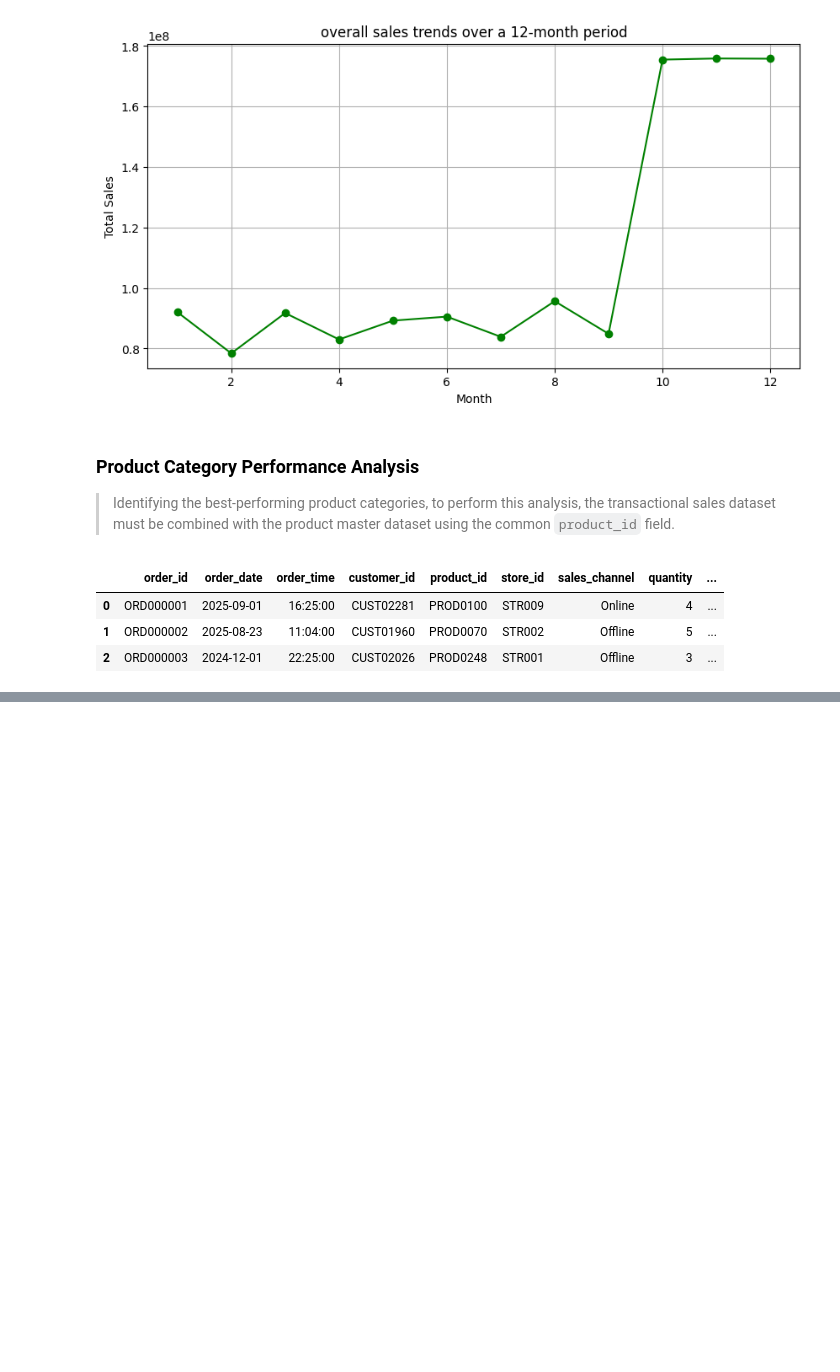
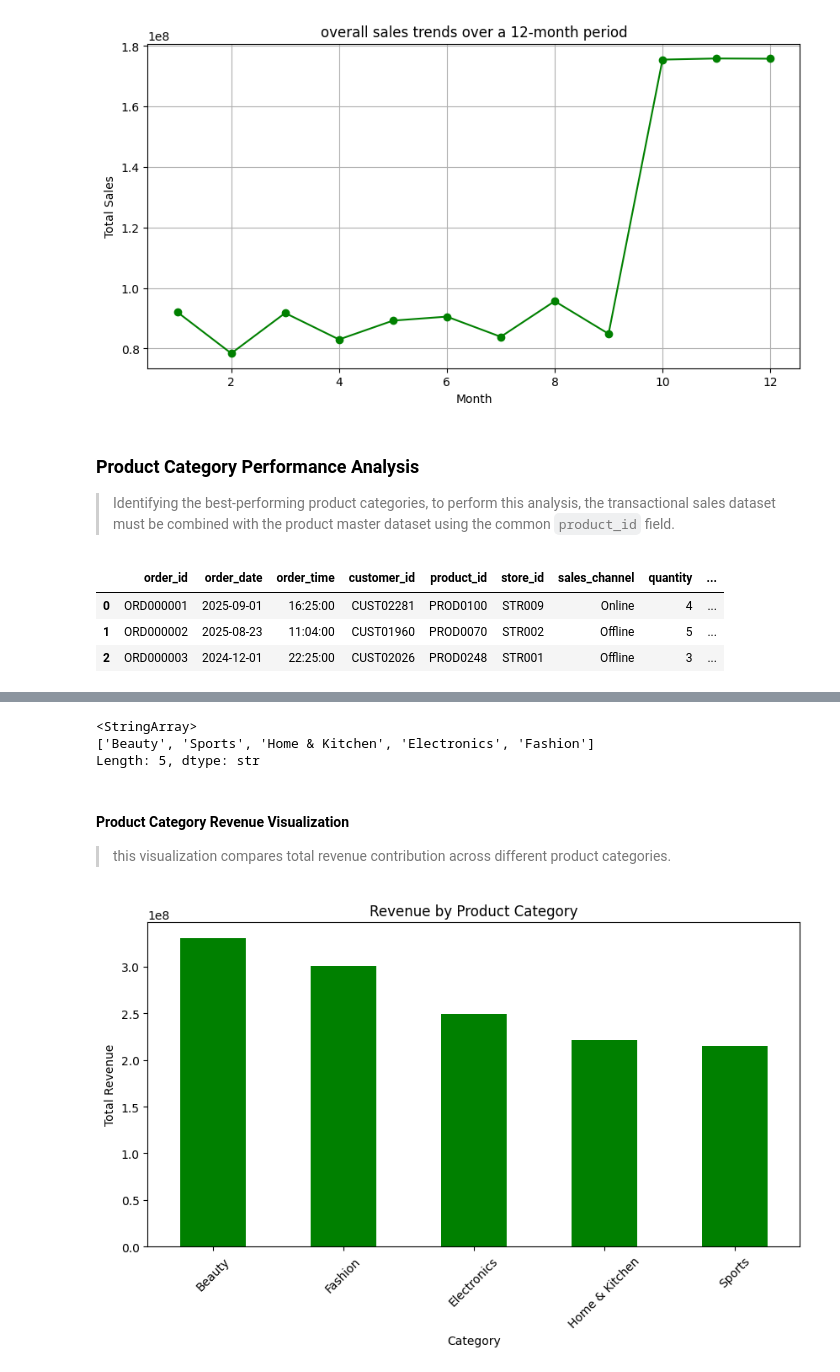
Before and after one commit to utkarshdhangar5/retail-sales-inventory-analytics, a Jupyter notebook: notebooks/ExploratoryDataAnalysis.ipynb, the cells around one changed output, grey strips where cells are left out. Cells and saved outputs as stored; diff of their text form; code cells hidden in the pictures; blank space fills up the shorter version.

Commit message:
Product Category Revenue Analysis, Category Standardization and Category Revenue Visualization

```diff
--- a/notebooks/ExploratoryDataAnalysis.ipynb
+++ b/notebooks/ExploratoryDataAnalysis.ipynb
@@ -480,0 +485,6 @@ orders_products.head(3)
+# %%
+category_sales = orders_products.groupby(
+    'category'
+)['sales_amount'].sum().sort_values(ascending=False)
+
+category_sales.apply(lambda x: f"{x:,.2f}")
@@ -480,0 +510,29 @@ orders_products.head(3)
+# %%
+# Checking Categories after standardization
+orders_products['category'].unique()
+# %% [output]
+<StringArray>
+['Beauty', 'Sports', 'Home & Kitchen', 'Electronics', 'Fashion']
+Length: 5, dtype: str
+# %% [markdown]
+#### Product Category Revenue Visualization
+
+> this visualization compares total revenue contribution across different product categories.
+# %%
+import matplotlib.pyplot as plt
+
+category_sales.plot(
+    kind='bar',
+    figsize=(10,5),
+    color = 'green'
+)
+
+plt.title('Revenue by Product Category')
+plt.xlabel('Category')
+plt.ylabel('Total Revenue')
+
+plt.xticks(rotation=45)
+
+plt.show()
+# %% [output]
+[figure, added]
```
Also changed, not shown: parts of 5 cells of this notebook.
